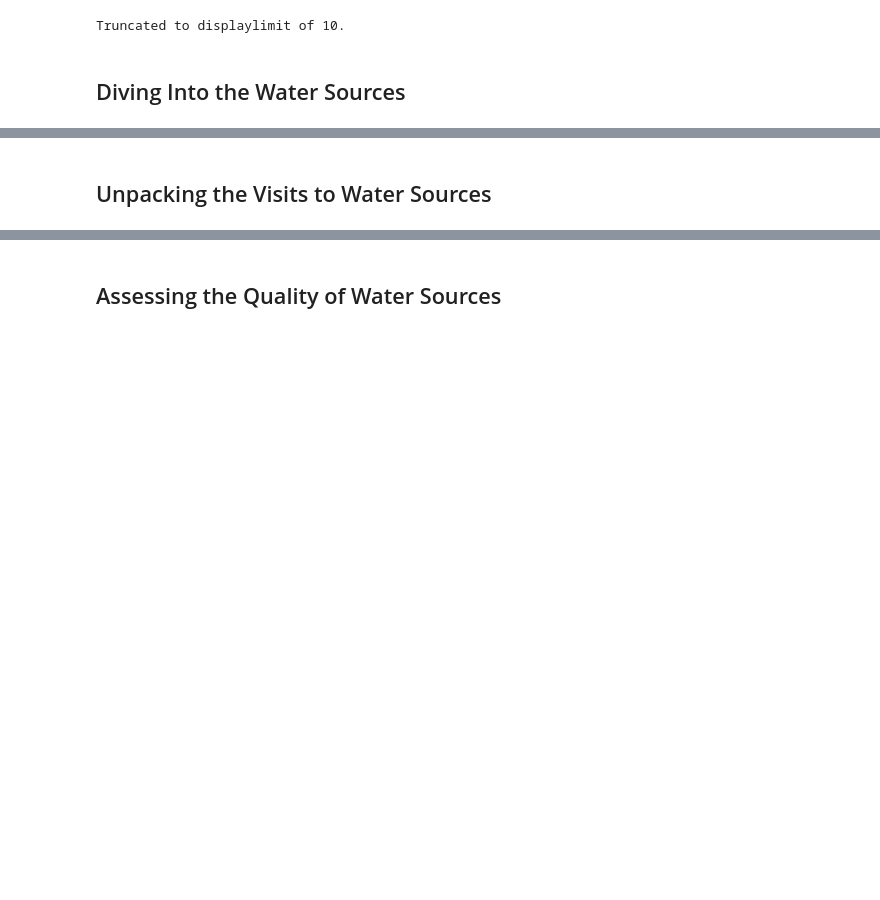
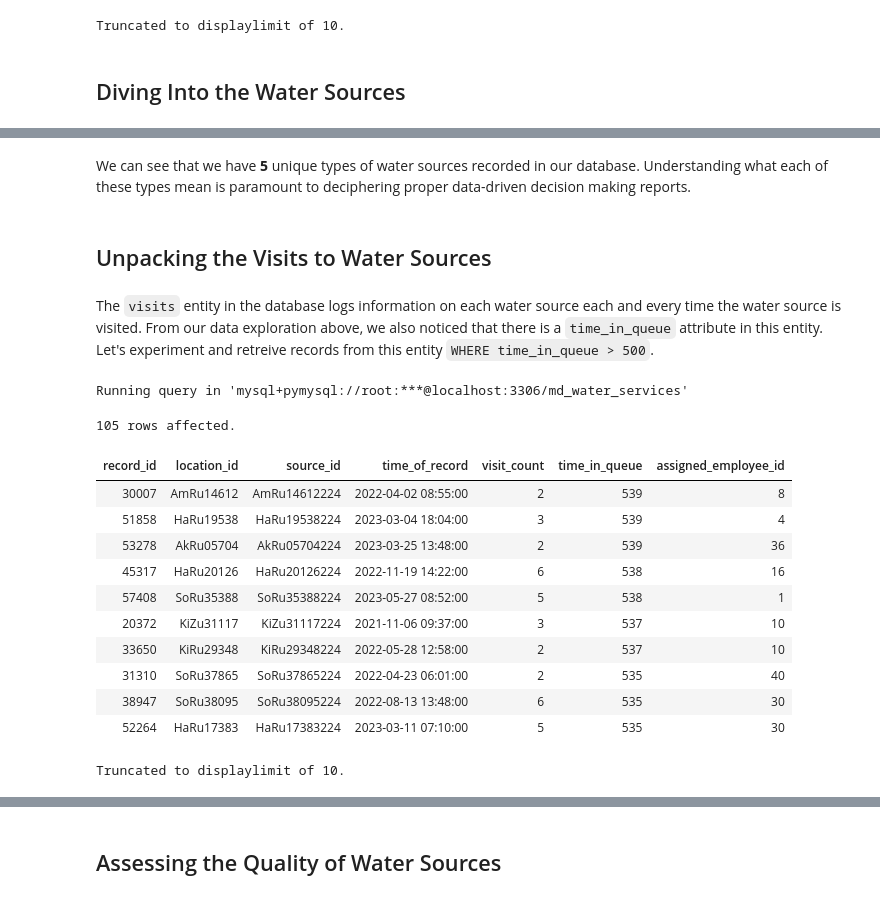
Before and after one commit to kelvinziroh/maji_ndogo, a Jupyter notebook: part_1/maji_ndogo_part1.ipynb, the cells around one changed output, grey strips where cells are left out. Saved outputs shown, nothing was run; the diff lists cells and outputs as text; code cells hidden in the pictures; blank space fills up the shorter version.

```diff
--- a/part_1/maji_ndogo_part1.ipynb
+++ b/part_1/maji_ndogo_part1.ipynb
@@ -113,2 +123,27 @@ Truncated to displaylimit of 10.
+# %% [markdown]
+We can see that we have **5** unique types of water sources recorded in our database. Understanding what each of these types mean is paramount to deciphering proper data-driven decision making reports.
 # %% [markdown]
 ## Unpacking the Visits to Water Sources
+# %% [markdown]
+The `visits` entity in the database logs information on each water source each and every time the water source is visited. From our data exploration above, we also noticed that there is a `time_in_queue` attribute in this entity. Let's experiment and retreive records from this entity `WHERE time_in_queue > 500`.
+# %%
+%%sql
+SELECT *
+FROM md_water_services.visits
+WHERE time_in_queue > 500
+ORDER BY time_in_queue DESC;
+# %% [output]
+Running query in 'mysql+pymysql://root:***@localhost:3306/md_water_services'
+105 rows affected.
+| record_id | location_id | source_id | time_of_record | visit_count | time_in_queue | assigned_employee_id |
+| 30007 | AmRu14612 | AmRu14612224 | 2022-04-02 08:55:00 | 2 | 539 | 8 |
+| 51858 | HaRu19538 | HaRu19538224 | 2023-03-04 18:04:00 | 3 | 539 | 4 |
+| 53278 | AkRu05704 | AkRu05704224 | 2023-03-25 13:48:00 | 2 | 539 | 36 |
+| 45317 | HaRu20126 | HaRu20126224 | 2022-11-19 14:22:00 | 6 | 538 | 16 |
+| 57408 | SoRu35388 | SoRu35388224 | 2023-05-27 08:52:00 | 5 | 538 | 1 |
+| 20372 | KiZu31117 | KiZu31117224 | 2021-11-06 09:37:00 | 3 | 537 | 10 |
+| 33650 | KiRu29348 | KiRu29348224 | 2022-05-28 12:58:00 | 2 | 537 | 10 |
+| 31310 | SoRu37865 | SoRu37865224 | 2022-04-23 06:01:00 | 2 | 535 | 40 |
+| 38947 | SoRu38095 | SoRu38095224 | 2022-08-13 13:48:00 | 6 | 535 | 30 |
+| 52264 | HaRu17383 | HaRu17383224 | 2023-03-11 07:10:00 | 5 | 535 | 30 |
+Truncated to displaylimit of 10.
```
Also changed, not shown: parts of 6 cells of this notebook.
